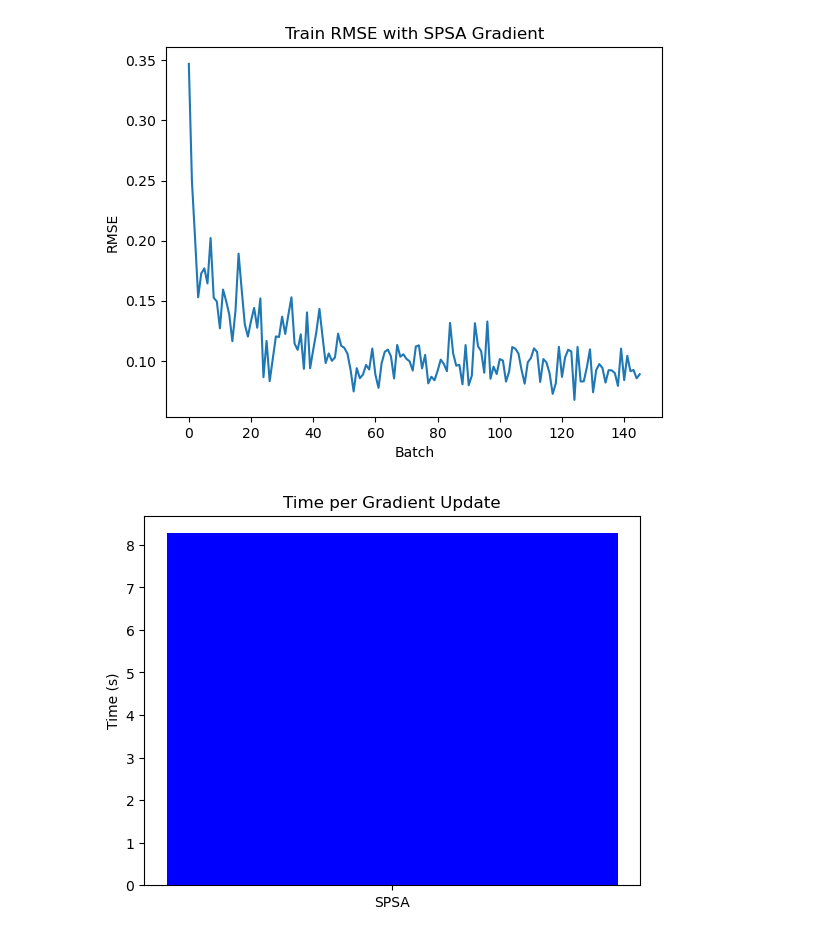
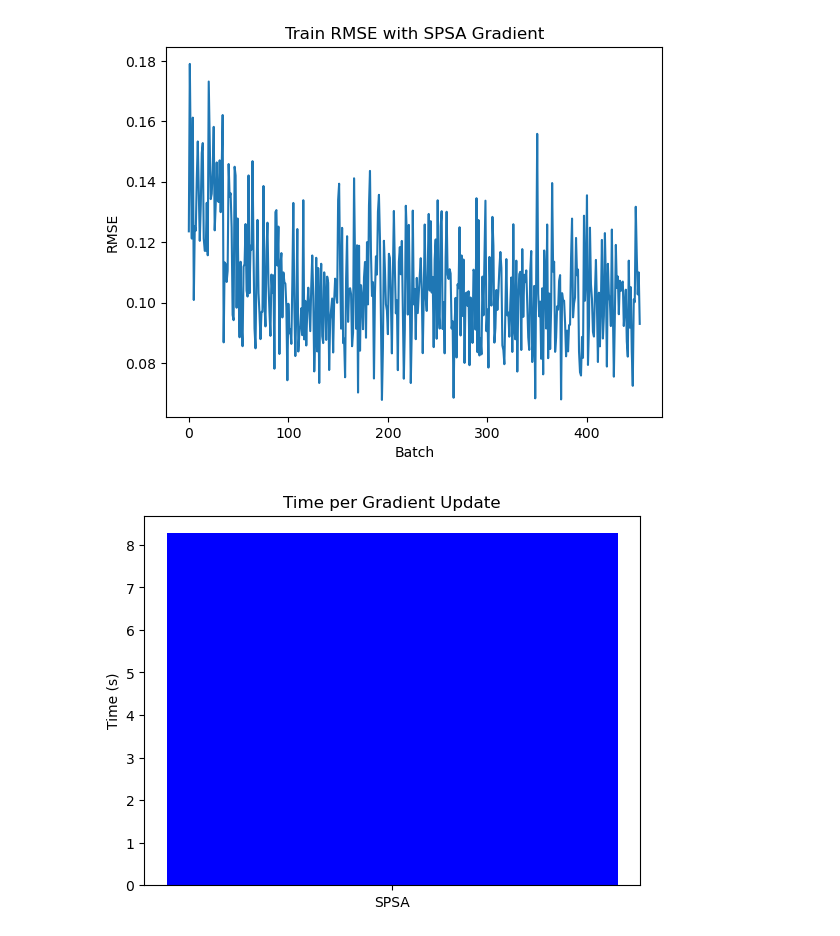
Before and after one commit to csce585-mlsystems/Trainable-QRNN, a Jupyter notebook: code/visual.ipynb, the cells around one changed output. Saved outputs shown, nothing was run; the diff lists cells and outputs as text; code cells hidden in the pictures.

Commit message:
updates and results

```diff
--- a/code/visual.ipynb
+++ b/code/visual.ipynb
@@ -1,19 +1,20 @@
 # %%
 import matplotlib.pyplot as plt
 import numpy as np
 #losses1= np.load('./losses_e1.npy')
 
-losses = np.load('./losses.npy')
+losses = np.load('../results/losses_oct15_8q_1r_crx_spsa.npy')
 
 
 plt.figure()
 plt.plot(losses)
 plt.xlabel('Batch')
 plt.ylabel('RMSE')
 plt.title('Train RMSE with SPSA Gradient')
-plt.show()
+#plt.savefig('../results/train_rmse_spsa_diff_r1.pdf')
+#plt.show()
 # %% [output]
-[figure, old version]
+[figure, new version]
 # %%
 import matplotlib.pyplot as plt
 import numpy as np
```
Also changed, not shown: 44 other files.
